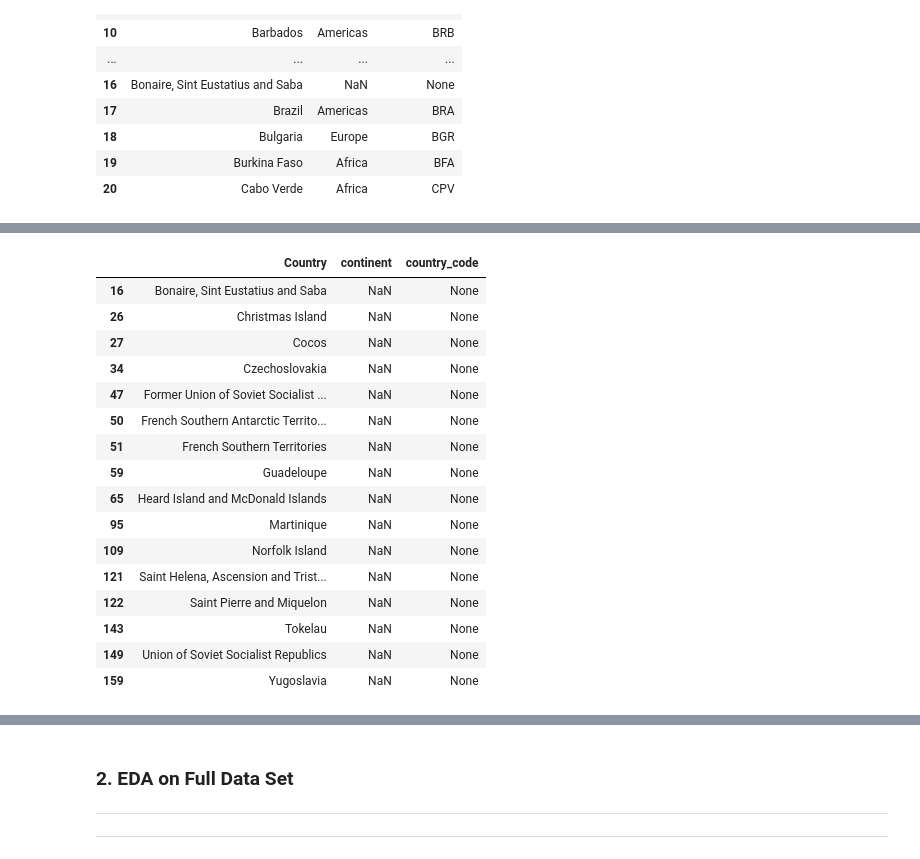
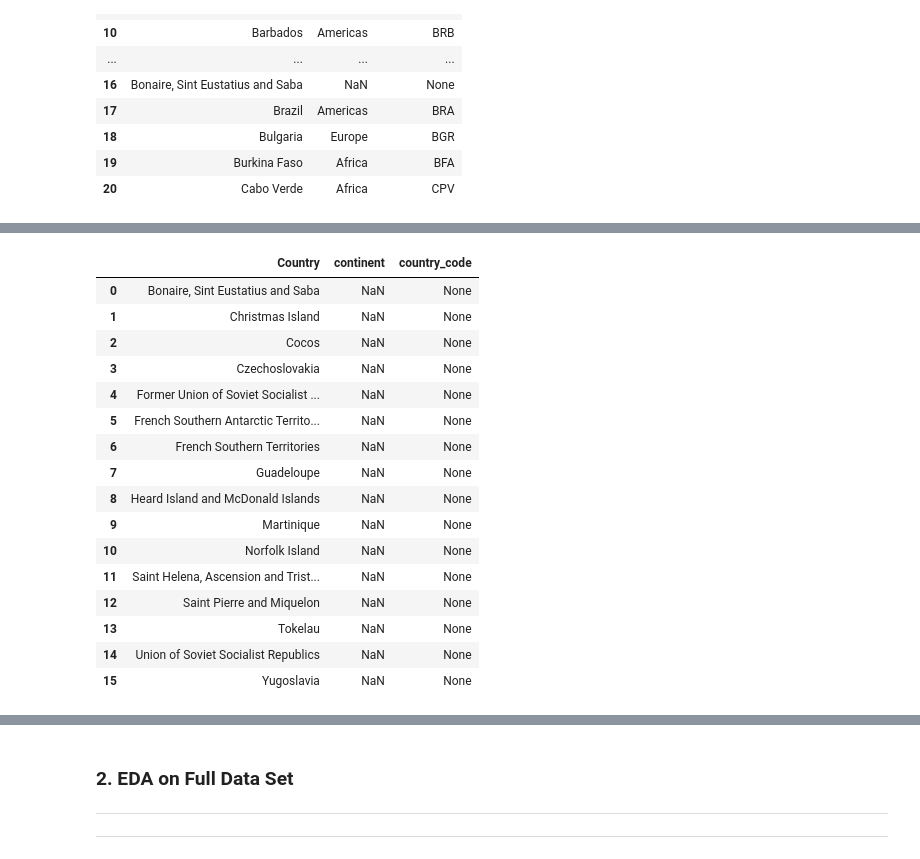
Before and after one commit to brigittesullivan/w30-final-lhl-project, a Jupyter notebook: 1_Loading_Cleaning.ipynb, the cells around one changed output, grey strips where cells are left out. Saved outputs shown, nothing was run; the diff lists cells and outputs as text; code cells hidden in the pictures.

```diff
--- a/1_Loading_Cleaning.ipynb
+++ b/1_Loading_Cleaning.ipynb
@@ -22,7 +23,7 @@ from thefuzz import process
 sns.set_theme(style='whitegrid', context='talk')
 # %%
 # surpress scientific notation
-pd.options.display.float_format = '{:.2f}'.format
+pd.options.display.float_format = '{:.1f}'.format
 # %% [markdown]
 # Importing Data
 # %% [markdown]
@@ -242,6 +249,5 @@ countries[10:30]
 # %%
 gdp_indicator = 'NY.GDP.MKTP.CD'
-country_code = ['PRK', 'TWN']
 # %%
 country_names = countries.iloc[:, 0].to_list()
 country_names[:20]
@@ -467,21 +413,25 @@ countries.to_csv('data/country_code_mapping.csv', index = False)
+# %%
+## Cross reference - drop countries if not significant
+
+no_gdp_countries = countries[countries['country_code'].isna()].reset_index(drop=True) # countries need gdp for
 # %%
-no_gdp_countries['Country']
+no_gdp_countries
 # %% [output]
 |  | Country | continent | country_code |
-| 16 | Bonaire, Sint Eustatius and Saba | NaN | None |
-| 26 | Christmas Island | NaN | None |
-| 27 | Cocos | NaN | None |
-| 34 | Czechoslovakia | NaN | None |
-| 47 | Former Union of Soviet Socialist ... | NaN | None |
-| 50 | French Southern Antarctic Territo... | NaN | None |
-| 51 | French Southern Territories | NaN | None |
-| 59 | Guadeloupe | NaN | None |
-| 65 | Heard Island and McDonald Islands | NaN | None |
-| 95 | Martinique | NaN | None |
-| 109 | Norfolk Island | NaN | None |
-| 121 | Saint Helena, Ascension and Trist... | NaN | None |
-| 122 | Saint Pierre and Miquelon | NaN | None |
-| 143 | Tokelau | NaN | None |
-| 149 | Union of Soviet Socialist Republics | NaN | None |
-| 159 | Yugoslavia | NaN | None |
+| 0 | Bonaire, Sint Eustatius and Saba | NaN | None |
+| 1 | Christmas Island | NaN | None |
+| 2 | Cocos | NaN | None |
+| 3 | Czechoslovakia | NaN | None |
+| 4 | Former Union of Soviet Socialist ... | NaN | None |
+| 5 | French Southern Antarctic Territo... | NaN | None |
+| 6 | French Southern Territories | NaN | None |
+| 7 | Guadeloupe | NaN | None |
+| 8 | Heard Island and McDonald Islands | NaN | None |
+| 9 | Martinique | NaN | None |
+| 10 | Norfolk Island | NaN | None |
+| 11 | Saint Helena, Ascension and Trist... | NaN | None |
+| 12 | Saint Pierre and Miquelon | NaN | None |
+| 13 | Tokelau | NaN | None |
+| 14 | Union of Soviet Socialist Republics | NaN | None |
+| 15 | Yugoslavia | NaN | None |
 # %%
```
Also changed, not shown: parts of 104 cells of this notebook, 30 other files.
